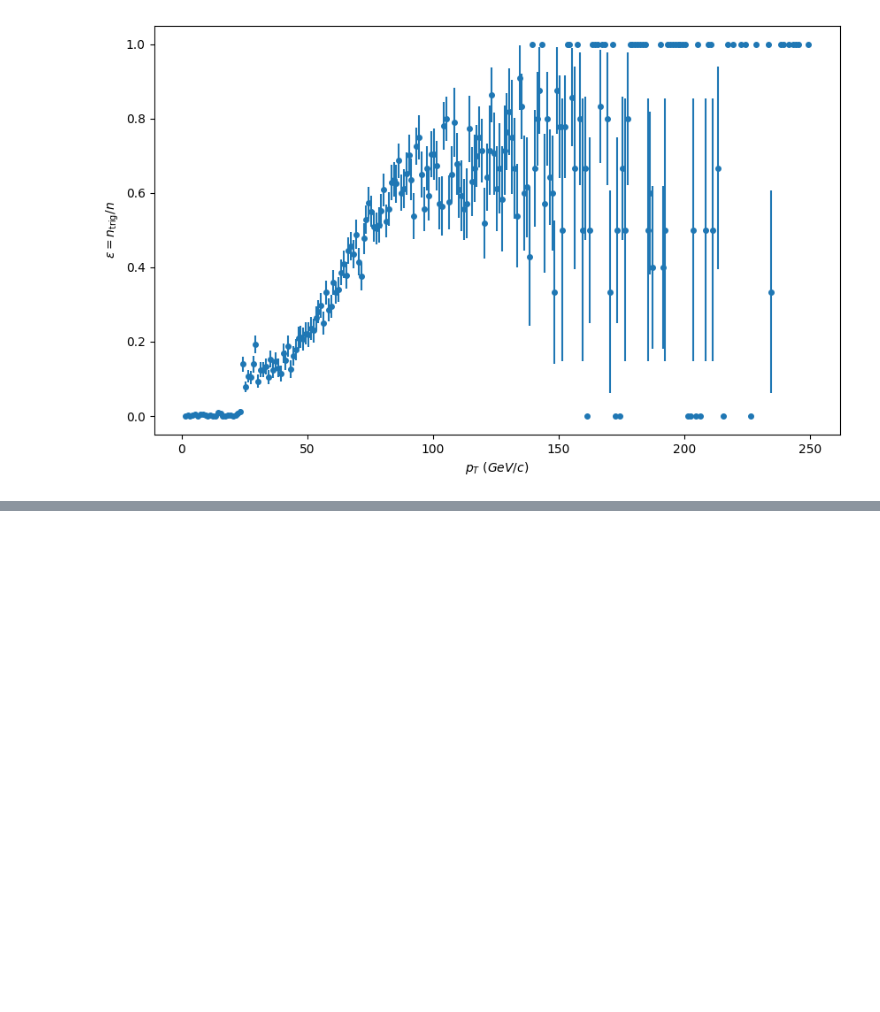
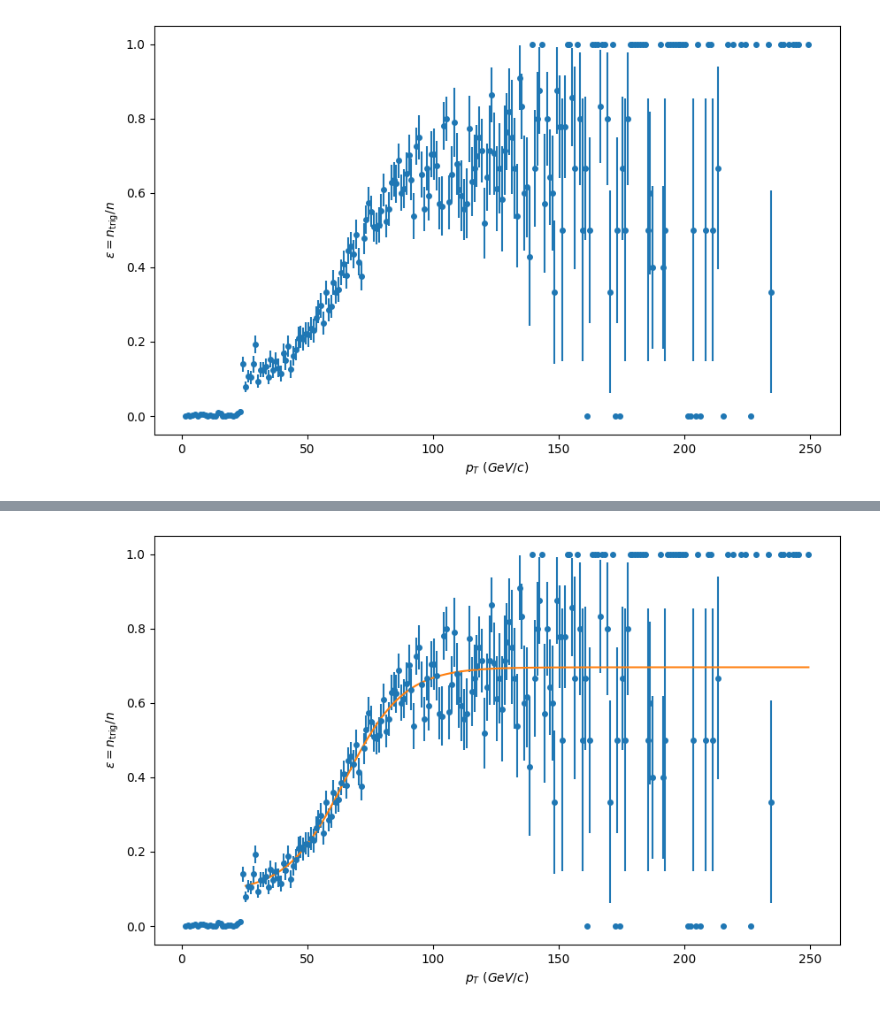
Before and after one commit to lucalista/analisi-dati-2025, a Jupyter notebook: 17.01.00__Misura_di_un_plateau_di_efficienza.ipynb, the cells around one changed output, grey strips where cells are left out. Saved outputs shown, nothing was run; the diff lists cells and outputs as text; code cells hidden in the pictures; blank space fills up the shorter version.

```diff
--- a/17.01.00__Misura_di_un_plateau_di_efficienza.ipynb
+++ b/17.01.00__Misura_di_un_plateau_di_efficienza.ipynb
@@ -327,3 +327,22 @@ plt.ylabel(r'$\varepsilon = n_{\mathrm{trig}}/n$')
 plt.show()
 # %% [output]
 [figure]
+# %%
+x_min = 25
+def model_h(x, e0, e, a, x0):
+    return e0 + (e - e0)/(1.0 + np.exp(-a*(x - x0)))
+
+select = x_data >= x_min
+x_data_select, n_h_select, n_x_select = x_data[select], n_h[select], n_x[select]
+def nl_like(*par):
+    nl = 0
+    for x, h, n in zip(x_data_select, n_h_select, n_x_select):
+        if n>0:
+            eff = model_h(x, *par)
+            nl -= binom.logpmf(h, n, eff)
+    return nl
+nl_like.errordef = Minuit.LIKELIHOOD
+m_t = Minuit(nl_like, 0.088, 0.696, 0.086, 65.1, name=(r"$\varepsilon_0$", r"$\varepsilon$", "$a$", "$x_0$"))
+m_t.limits=((0,1), (0,1), (0,100), (0, 100))
+m_t.migrad()
+m_t.minos()
@@ -329,0 +372,9 @@ plt.show()
+# %%
+plt.figure(figsize=(10, 6))
+plt.errorbar(x_data[n_x>0], y_data[n_x>0], yerr=y_err[n_x>0], fmt="o", markersize=4)
+plt.plot(x_data[x_data>=x_min], model_h(x_data[x_data>=x_min], *m_t.values))
+plt.xlabel('$p_T\ (GeV/c)$')
+plt.ylabel(r'$\varepsilon = n_{\mathrm{trig}}/n$')
+plt.show()
+# %% [output]
+[figure, added]
```
Also changed, not shown: parts of 13 cells of this notebook.
